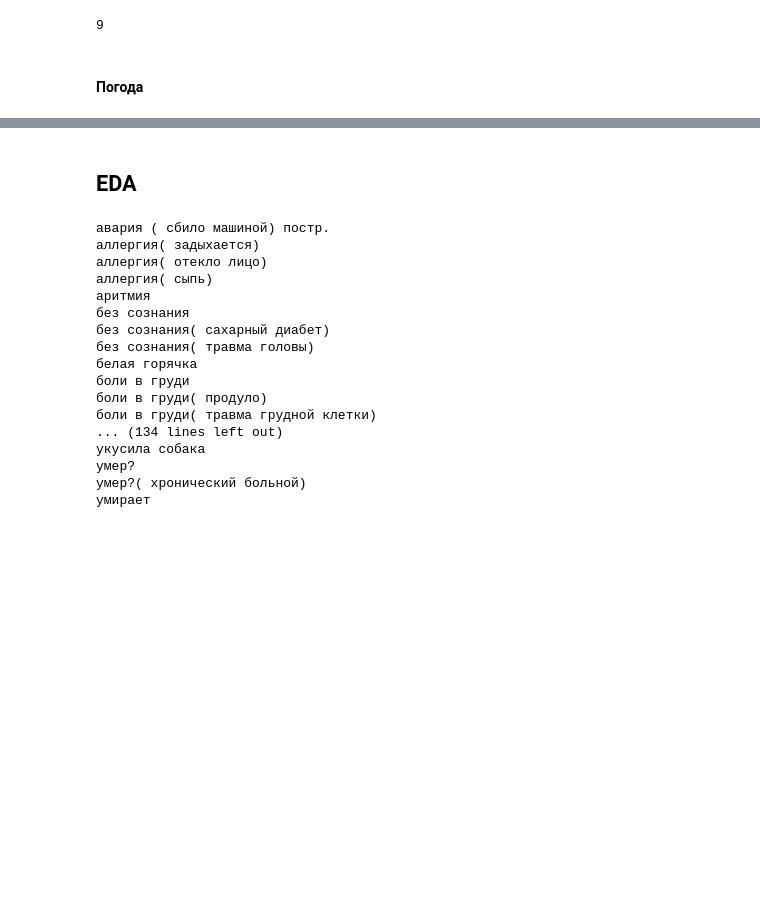
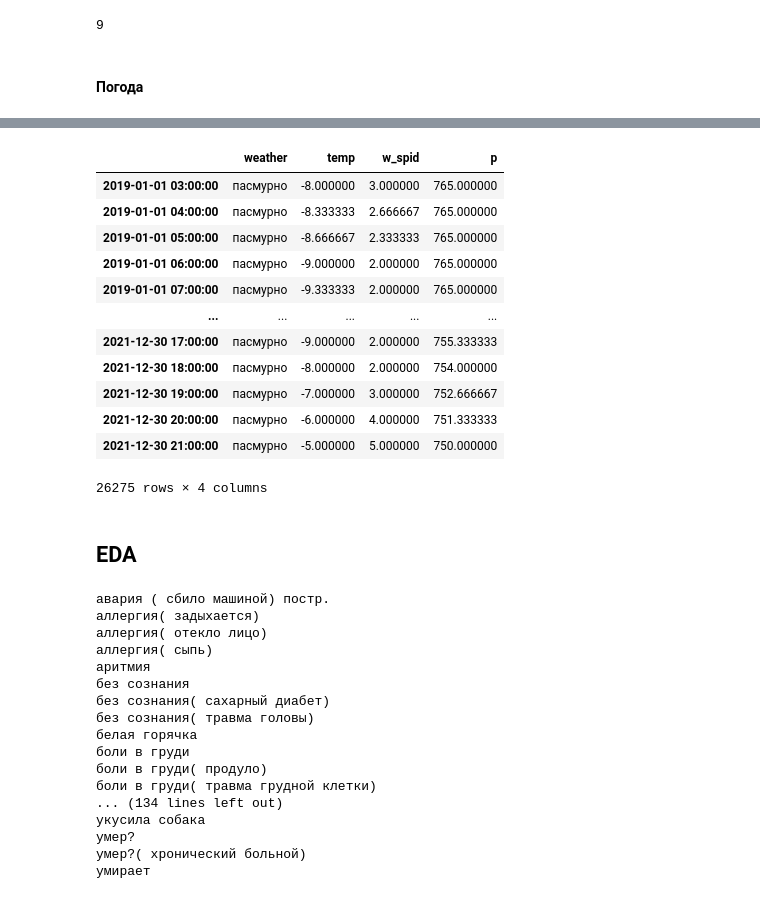
Before and after one commit to Siella/ambulance_crews, a Jupyter notebook: EDA/ICL_EDA.ipynb, the cells around one changed output, grey strips where cells are left out. Cells and saved outputs as stored; diff of their text form; code cells hidden in the pictures; blank space fills up the shorter version.

```diff
--- a/EDA/ICL_EDA.ipynb
+++ b/EDA/ICL_EDA.ipynb
@@ -124,2 +137,35 @@ weather_df.head()
+# %%
+weather_df.drop(weather_df[weather_df.index.duplicated()].index, axis=0, inplace=True)
 # %%
 # weather_df.to_csv('prepared_weather_data.csv', encoding='cp1251', index=False)
+# %%
+def linear_interp(df, col):
+    min_date = df.index.min() # index is datetime
+    max_date = df.index.max()
+    date_range = pd.date_range(min_date, max_date, freq='1H')
+    new_time_series = pd.Series(np.nan, index=date_range)
+    new_time_series.loc[df.index] = df[col]
+    if type(df[col].iloc[0]) == str:
+        return new_time_series.interpolate('pad')
+    else:
+        return new_time_series.interpolate('linear')
+# %%
+weather_interpolated = dict()
+for col in weather_df.columns:
+    weather_interpolated[col] = linear_interp(weather_df, col)
+# %%
+pd.DataFrame(weather_interpolated)
+# %% [output]
+|  | weather | temp | w_spid | p |
+| 2019-01-01 03:00:00 | пасмурно | -8.000000 | 3.000000 | 765.000000 |
+| 2019-01-01 04:00:00 | пасмурно | -8.333333 | 2.666667 | 765.000000 |
+| 2019-01-01 05:00:00 | пасмурно | -8.666667 | 2.333333 | 765.000000 |
+| 2019-01-01 06:00:00 | пасмурно | -9.000000 | 2.000000 | 765.000000 |
+| 2019-01-01 07:00:00 | пасмурно | -9.333333 | 2.000000 | 765.000000 |
+| ... | ... | ... | ... | ... |
+| 2021-12-30 17:00:00 | пасмурно | -9.000000 | 2.000000 | 755.333333 |
+| 2021-12-30 18:00:00 | пасмурно | -8.000000 | 2.000000 | 754.000000 |
+| 2021-12-30 19:00:00 | пасмурно | -7.000000 | 3.000000 | 752.666667 |
+| 2021-12-30 20:00:00 | пасмурно | -6.000000 | 4.000000 | 751.333333 |
+| 2021-12-30 21:00:00 | пасмурно | -5.000000 | 5.000000 | 750.000000 |
+26275 rows × 4 columns
```
Also changed, not shown: parts of 5 cells of this notebook.
